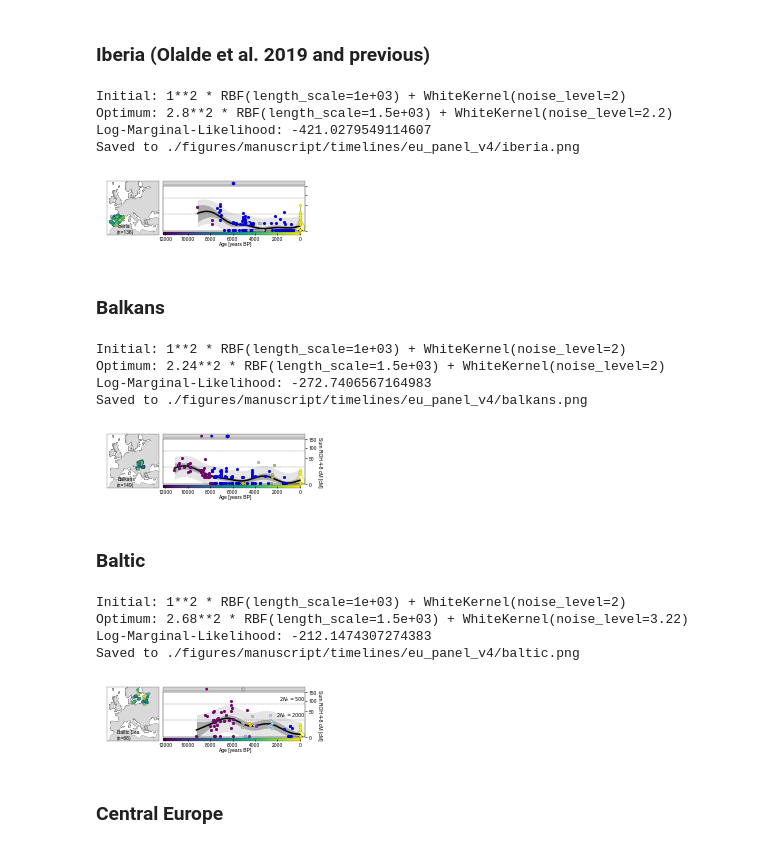
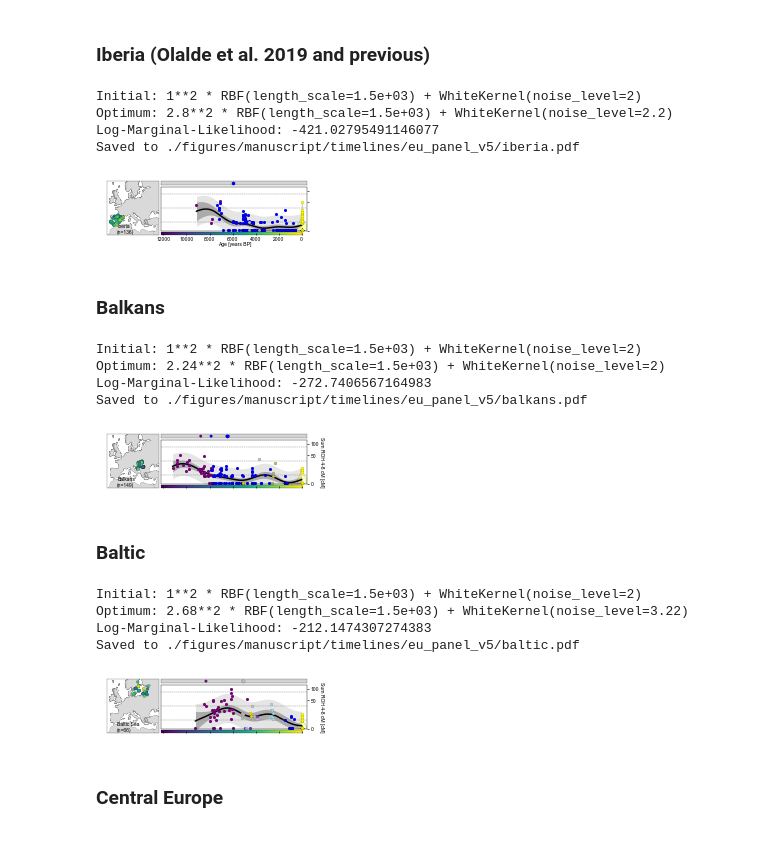
Before and after one commit to hringbauer/hapROH, a Jupyter notebook: Notebooks/Figures/plot_timelinesROH.ipynb, the cells around one changed output. Drawn from its saved outputs; the diff is of its cells as text; code cells hidden in the pictures.

```diff
--- a/Notebooks/Figures/plot_timelinesROH.ipynb
+++ b/Notebooks/Figures/plot_timelinesROH.ipynb
@@ -182,8 +182,9 @@ def plot_lowess_smoothing(df, cm=4, cm1=0, fs=14, fsl=10, fs_leg=7, ec="k", lw=1
     for i in range(len(ticks)):
         ax.axhline(ticks[i], color="gray", lw=lw_hline, ls="--")
         if len(tick_l)>0:
-            ax.text(xlim[0], ticks[i]+t_offset, tick_l[i], fontsize=fsl,
-                    ha="right", va="bottom", zorder=0)
+            ax.text(xlim[1], ticks[i] + t_offset,
+                    tick_l[i], fontsize=fsl,
+                    ha="left", va="bottom", zorder=0)
 
     ax.invert_xaxis()
     ax.set_yscale('squareroot')
@@ -339,7 +340,7 @@ def plot_map_ax(df, ax, crs=[30, 60, -10, 40], s=40, vrange=[0, 7500], cmap="vir
     if states:
         m.drawstates()
 
-    coords = np.array([m(lon[i],lat[i]) for i in range(len(lon))])
+    coords = np.array([m(lon[i], lat[i]) for i in range(len(lon))])
     x,y = np.array(coords[:,0]), np.array(coords[:,1])
     ax.scatter(x, y, c=colors, ec=ec, lw=lw, s=s, cmap=cmap, norm=norm, zorder=3)
 
@@ -351,7 +352,8 @@ def plot_map_ax(df, ax, crs=[30, 60, -10, 40], s=40, vrange=[0, 7500], cmap="vir
         ax.set_title(title, fontsize=fs_labels)
     if len(map_title)>0:
         ax.text(title_loc[0], title_loc[1], map_title,
-                fontsize=fs, transform=ax.transAxes, ha="left", va="bottom")
+                fontsize=fs, transform=ax.transAxes,
+                ha="left", va="bottom")
     if show:
         plt.show()
 
@@ -431,7 +433,7 @@ def plot_cousin_bar(dfs, ax, age_col="age", m_c="*", ss=[40,60,80], label="",
 def plot_map_time(df, figsize=(20,4), width_ratios=[1,10], height_ratios=[20,1], wspace=0.02, hspace=0.03,
                   ec="k", lw=1.0, title_tl = "", s_tl=80,  x_lim_tl=[-100, 10000], y_lim_tl=[0,550],
                   widths=50, alpha_vio=0.5, lw_fit=2.5, width_t=2, length_t=6, lw_coast=0.5,
-                  ticks = [3539.39/16, 3539.39/64], tick_l=["1st C.", "2nd C."], max_f_age=0,
+                  ticks = [3539.39/16, 3539.39/64], tick_l=["1st C.", "2nd C."], t_offset=0, max_f_age=0,
                   leg_loc_tl="upper center", frac=0.8, cm=4, cm1=0, fs=10, fsl=10, fs_leg=7, std_band = 1.96,
                   lgth_s=[2000,5000], cutoff=[20,100], cousins_vec=[[20,50], [20,75], [20,100]], s_cousins = [40,60,80],
                   bg_c="lightgrey", m_c="h", roh_ofst=0.1,
@@ -491,7 +493,7 @@ def plot_map_time(df, figsize=(20,4), width_ratios=[1,10], height_ratios=[20,1],
     plot_lowess_smoothing(df1, ax=ax_time_roh, cm=cm, cm1=cm1, xlim=x_lim_tl, ylim=y_lim_tl, title=title_tl, fs=fs, fs_leg=fs_leg,
                           max_f_age=max_f_age, s=s_tl, leg_loc=leg_loc_tl, lw_fit=lw_fit, roh_ofst=roh_ofst,
                           lw=lw, ec=ec, fsl=fsl, std_band=std_band, lgth_s=lgth_s, err_s=err_s, frac=frac,
-                          ticks=ticks, tick_l=tick_l, labelpad=lbl_pad_time, show=False,
+                          ticks=ticks, tick_l=tick_l, labelpad=lbl_pad_time, show=False, t_offset=t_offset,
                           rightcol=rightcol, width_t=width_t, length_t=length_t, yl_pad=yl_pad)
 
     ### Plot the Cousins (upper right)
@@ -650,47 +645,34 @@ df_t = extract_pop(df1, age_range=[0,12200], pop=pop)
 label = prep_label(df_t, pop)
 
 #tick_l=[f"$2N_e=250$", f"$2N_e=500$", f"$2N_e=2000$"]
-plot_map_time(df_t, figsize=(3.6 , 1), crs_m=[28, 63, -13, 38],
-              width_ratios=(8, 20), height_ratios=[1.5, 15, 1], hspace=0.06, wspace=0.015,
-              s_tl=9, ec="k", lw=0.09, x_lim_tl=[-500, 12200], vrange_m=[0,12200],
-              y_lim_tl=[0,150], fsl=5, fs=5, fs_leg=5, leg_loc_tl="", title_tl="",
-              map_title=label, title_loc=(0.2,0.01), cm=4, cm1=8, frac=0,
-              lgth_s=[1500,1500], bottomrow=True, rightcol=False, lw_fit=1.5,
-              ticks=[158.74, 83.82, 21.84], tick_l=[],
-              cutoff=[20,50], cousins_vec=[[20,50],[20,100]], s_cousins = [9,14],
-              width_t=0.6, length_t=2, lbl_pad_time=5, lbl_pad_age=0, xl_pad=1.5, yl_pad=1,
-              widths=800, alpha_vio=0.4, savepath="./figures/manuscript/timelines/eu_panel_v4/iberia.png")
+plot_map_time(df_t, crs_m=[28, 63, -13, 38],
+              map_title=label, bottomrow=True, rightcol=False,
+              savepath="./figures/manuscript/timelines/eu_panel_v5/iberia.pdf", **eu_params)
 # %% [output]
-Initial: 1**2 * RBF(length_scale=1e+03) + WhiteKernel(noise_level=2)
+Initial: 1**2 * RBF(length_scale=1.5e+03) + WhiteKernel(noise_level=2)
 Optimum: 2.8**2 * RBF(length_scale=1.5e+03) + WhiteKernel(noise_level=2.2)
-Log-Marginal-Likelihood: -421.0279549114607
-Saved to ./figures/manuscript/timelines/eu_panel_v4/iberia.png
+Log-Marginal-Likelihood: -421.02795491146077
+Saved to ./figures/manuscript/timelines/eu_panel_v5/iberia.pdf
-[figure, old version]
+[figure, new version]
 # %% [markdown]
 ### Balkans
 # %%
 pop = "Balkans"
 df1 = pd.read_csv("./Empirical/roh_all_inds_final_v42.csv", sep="\t")
 df_t = extract_pop(df1, age_range=[0,12200], pop=pop)
 label = prep_label(df_t, pop)
 
 #tick_l=[f"$2N_e=250$", f"$2N_e=500$", f"$2N_e=2000$"]
-plot_map_time(df_t, figsize=(3.6 , 1), crs_m=[28, 63, -13, 38],
-              width_ratios=(8, 20), height_ratios=[1.5, 15, 1], hspace=0.06, wspace=0.015,
-              s_tl=9, ec="k", lw=0.09, x_lim_tl=[-500, 12200], vrange_m=[0,12200],
-              y_lim_tl=[0,150], fsl=5, fs=5, fs_leg=5, leg_loc_tl="", title_tl="",
-              map_title=label, title_loc=(0.2,0.01), cm=4, cm1=8, frac=0,
-              lgth_s=[1500,1500], bottomrow=True, rightcol=True, lw_fit=1.5,
-              ticks=[158.74, 83.82, 21.84], tick_l=[],
-              cutoff=[20,50], cousins_vec=[[20,50],[20,100]], s_cousins = [9,14],
-              width_t=0.6, length_t=2, lbl_pad_time=5, lbl_pad_age=0, xl_pad=1.5, yl_pad=1,
-              widths=800, alpha_vio=0.3, savepath="./figures/manuscript/timelines/eu_panel_v4/balkans.png")
+plot_map_time(df_t, crs_m=[28, 63, -13, 38],
+              map_title=label, bottomrow=False, rightcol=True,
+              savepath="./figures/manuscript/timelines/eu_panel_v5/balkans.pdf",
+              **eu_params)
 # %% [output]
-Initial: 1**2 * RBF(length_scale=1e+03) + WhiteKernel(noise_level=2)
+Initial: 1**2 * RBF(length_scale=1.5e+03) + WhiteKernel(noise_level=2)
 Optimum: 2.24**2 * RBF(length_scale=1.5e+03) + WhiteKernel(noise_level=2)
 Log-Marginal-Likelihood: -272.7406567164983
-Saved to ./figures/manuscript/timelines/eu_panel_v4/balkans.png
+Saved to ./figures/manuscript/timelines/eu_panel_v5/balkans.pdf
-[figure, old version]
+[figure, new version]
 # %%
 n=100
 df_t.sort_values(by="age", ascending=False)[n:n+50]
@@ -703,22 +685,16 @@ df_t = extract_pop(df1, age_range=[0,12200], pop=pop)
 label = prep_label(df_t, pop)
 
 #tick_l=[f"$2N_e=250$", f"$2N_e=500$", f"$2N_e=2000$"]
-plot_map_time(df_t, figsize=(3.6 , 1), crs_m=[28, 63, -13, 38],
-              width_ratios=(8, 20), height_ratios=[1.5, 15, 1], hspace=0.06, wspace=0.015,
-              s_tl=9, ec="k", lw=0.09, x_lim_tl=[-500, 12200], vrange_m=[0,12200],
-              y_lim_tl=[0, 150], fsl=5, fs=5, fs_leg=5, leg_loc_tl="", title_tl="",
-              map_title=label, title_loc=(0.2,0.01), cm=4, cm1=8, frac=0,
-              lgth_s=[1500,1500], bottomrow=True, rightcol=True, lw_fit=1.5,
-              cutoff=[20,50], cousins_vec=[[20,50],[20,100]], s_cousins = [9,14],
-              ticks=[83.82, 21.84], tick_l=[f"$2N_e=500$", f"$2N_e=2000$"],
-              width_t=0.6, length_t=2, lbl_pad_time=5, lbl_pad_age=0, xl_pad=1.5, yl_pad=1,
-              widths=800, alpha_vio=0.4, savepath="./figures/manuscript/timelines/eu_panel_v4/baltic.png")
+plot_map_time(df_t, crs_m=[28, 63, -13, 38],
+              bottomrow=False, rightcol=True, map_title=label,
+              savepath="./figures/manuscript/timelines/eu_panel_v5/baltic.pdf",
+              **eu_params)
 # %% [output]
-Initial: 1**2 * RBF(length_scale=1e+03) + WhiteKernel(noise_level=2)
+Initial: 1**2 * RBF(length_scale=1.5e+03) + WhiteKernel(noise_level=2)
 Optimum: 2.68**2 * RBF(length_scale=1.5e+03) + WhiteKernel(noise_level=3.22)
 Log-Marginal-Likelihood: -212.1474307274383
-Saved to ./figures/manuscript/timelines/eu_panel_v4/baltic.png
+Saved to ./figures/manuscript/timelines/eu_panel_v5/baltic.pdf
-[figure, old version]
+[figure, new version]
 # %% [markdown]
 ### Central Europe
 # %%
```
Also changed, not shown: parts of 32 cells of this notebook, 12 other files.
